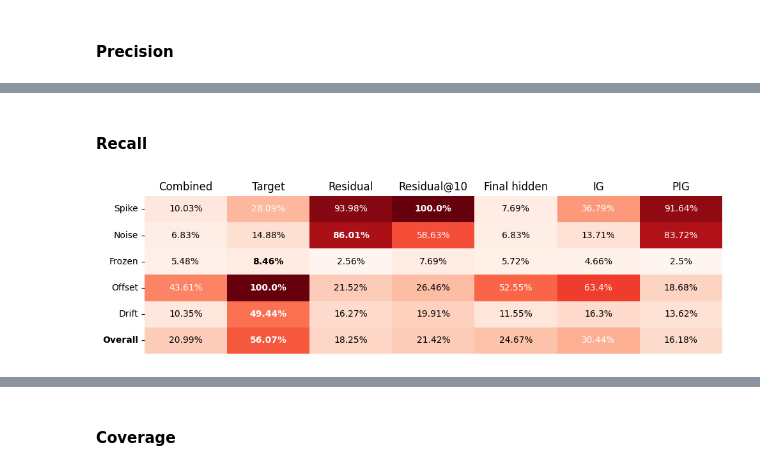
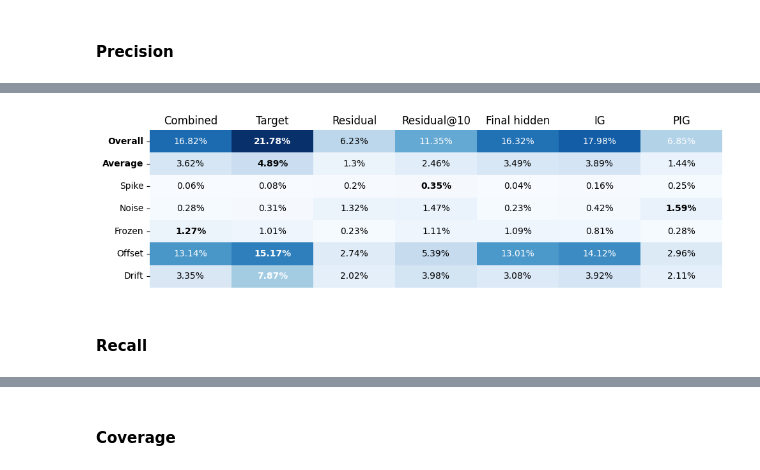
Before and after one commit to AronDJacobsen/fault_management_uds, a Jupyter notebook: notebooks/4_anomalous/1_investigate_features.ipynb, the cells around one changed output, grey strips where cells are left out. Cells and saved outputs as stored; diff of their text form; code cells hidden in the pictures.

```diff
--- a/notebooks/4_anomalous/1_investigate_features.ipynb
+++ b/notebooks/4_anomalous/1_investigate_features.ipynb
@@ -505,3 +530,12 @@ plt.show()
+# %%
+# Calculate the average as well
+precision_df.loc['Average'] = precision_df.loc[hue_order[1:]].mean()
+# reorder the rows
+precision_df = precision_df.loc[row_order]
+
+visualize_metric_matrix(precision_df, 'Blues', 2, suffix='%', figsize=(10, 3))
+# %% [output]
+[figure, added]
 # %% [markdown]
 #### Recall
 # %%
@@ -518,23 +552,3 @@ for key in evaluate_keys:
         ) * 100
 
 recall_df = pd.DataFrame(recall_scores)
-# %%
-# Prepare the data
-data_fmt = recall_df.to_numpy().round(2).astype(str)
-# add a % sign to each value
-data_fmt = np.char.add(data_fmt, '%')
-
-# Create the heatmap
-plt.figure(figsize=(10, 3))
-ax = sns.heatmap(recall_df, annot=False, cmap='Reds', cbar=False)
-annotate_heatmap(recall_df.to_numpy(), data_fmt, ax=ax, cmap='Reds')
-# format
-ax.yaxis.get_major_ticks()[0].label1.set_fontweight('bold')
-plt.gca().invert_yaxis()
-plt.gca().xaxis.set_ticks_position('top')
-plt.xticks(fontsize=12)
-plt.gca().xaxis.set_tick_params(size=0)
-plt.tight_layout()
-plt.show()
-# %% [output]
-[figure, removed]
```
Also changed, not shown: parts of 13 cells of this notebook, 1 other file.
